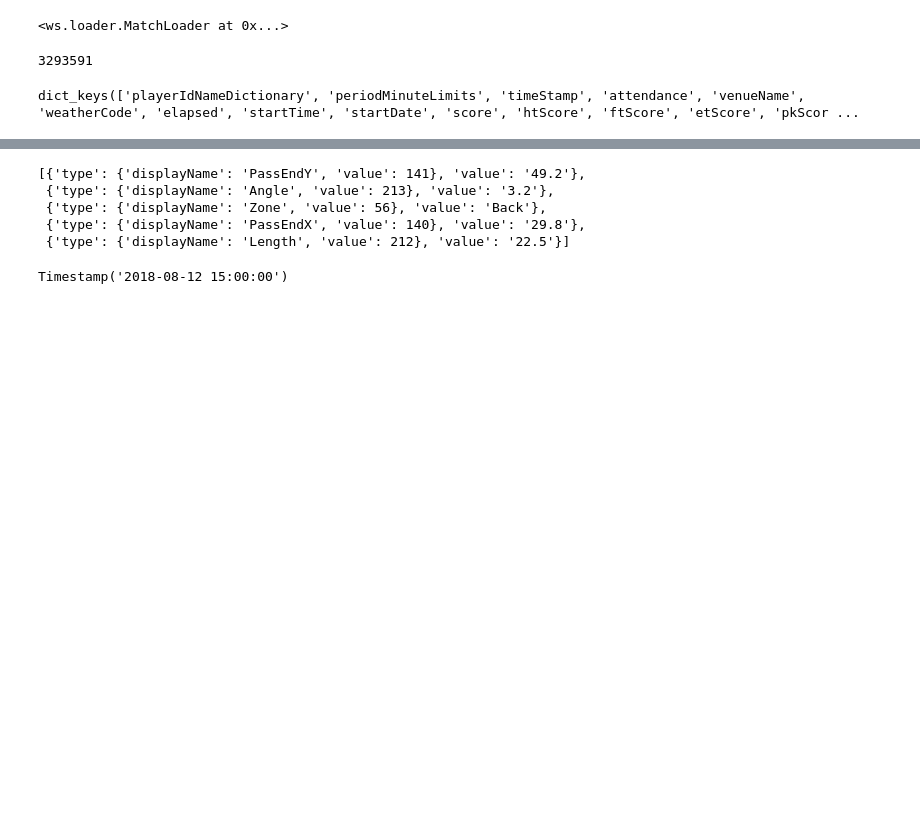
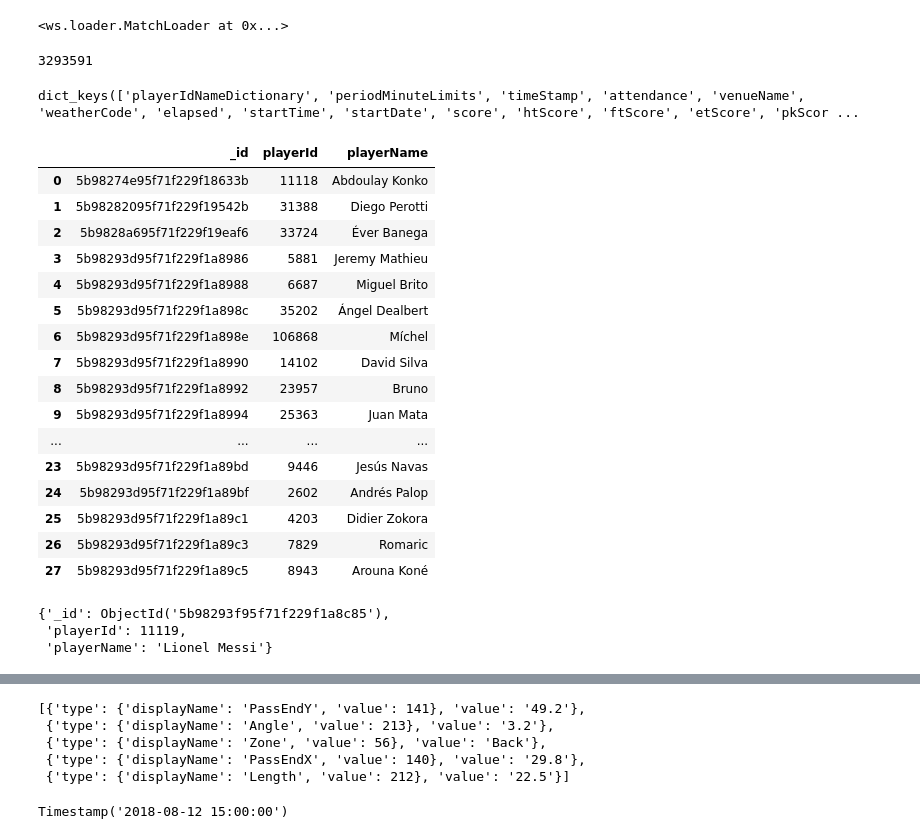
Before and after one commit to sdonoso23/ws, a Jupyter notebook: notebooks/003-importmatch.ipynb, the cells around one changed output, grey strips where cells are left out. Drawn from its saved outputs; the diff is of its cells as text; code cells hidden in the pictures; blank space fills up the shorter version.

```diff
--- a/notebooks/003-importmatch.ipynb
+++ b/notebooks/003-importmatch.ipynb
@@ -130,4 +145,32 @@ dict_keys(['playerIdNameDictionary', 'periodMinuteLimits', 'timeStamp', 'attenda
 # %%
 ids = [i["wsMatchId"] for i in DB["matches"].find({"league":"La Liga"})]
 # %%
-c = DB["events"].find({"wsMatchId":{"$in":ids}})
+c = list(DB["events"].find({"wsMatchId":ids[5]}))
+# %%
+lista = pd.unique([i.get("playerId",None) for i in c])
+# %%
+pd.DataFrame(list(DB["players"].find({"playerId":{"$in":list(lista)}})))
+# %% [output]
+|  | _id | playerId | playerName |
+| 0 | 5b98274e95f71f229f18633b | 11118 | Abdoulay Konko |
+| 1 | 5b98282095f71f229f19542b | 31388 | Diego Perotti |
+| 2 | 5b9828a695f71f229f19eaf6 | 33724 | Éver Banega |
+| 3 | 5b98293d95f71f229f1a8986 | 5881 | Jeremy Mathieu |
+| 4 | 5b98293d95f71f229f1a8988 | 6687 | Miguel Brito |
+| 5 | 5b98293d95f71f229f1a898c | 35202 | Ángel Dealbert |
+| 6 | 5b98293d95f71f229f1a898e | 106868 | Míchel |
+| 7 | 5b98293d95f71f229f1a8990 | 14102 | David Silva |
+| 8 | 5b98293d95f71f229f1a8992 | 23957 | Bruno |
+| 9 | 5b98293d95f71f229f1a8994 | 25363 | Juan Mata |
+| ... | ... | ... | ... |
+| 23 | 5b98293d95f71f229f1a89bd | 9446 | Jesús Navas |
+| 24 | 5b98293d95f71f229f1a89bf | 2602 | Andrés Palop |
+| 25 | 5b98293d95f71f229f1a89c1 | 4203 | Didier Zokora |
+| 26 | 5b98293d95f71f229f1a89c3 | 7829 | Romaric |
+| 27 | 5b98293d95f71f229f1a89c5 | 8943 | Arouna Koné |
+# %%
+DB["players"].find_one({"playerName":"Lionel Messi"})
+# %% [output]
+{'_id': ObjectId('5b98293f95f71f229f1a8c85'),
+ 'playerId': 11119,
+ 'playerName': 'Lionel Messi'}
```
Also changed, not shown: parts of 39 cells of this notebook, 2 other files.
